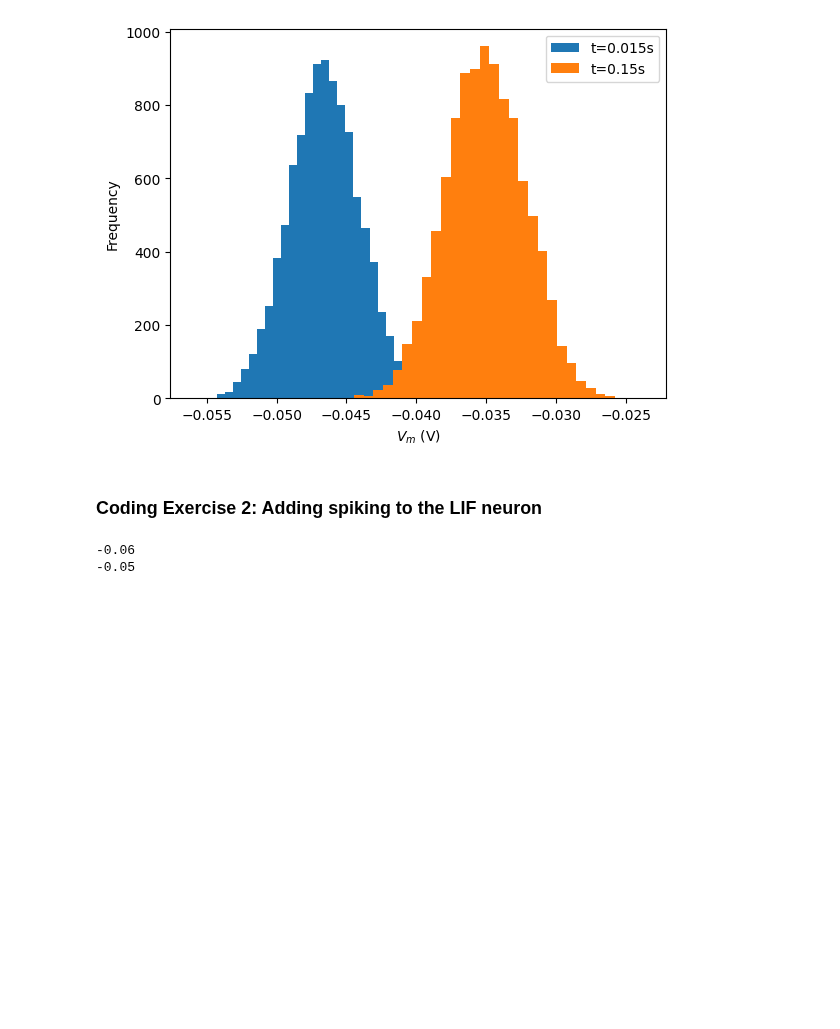
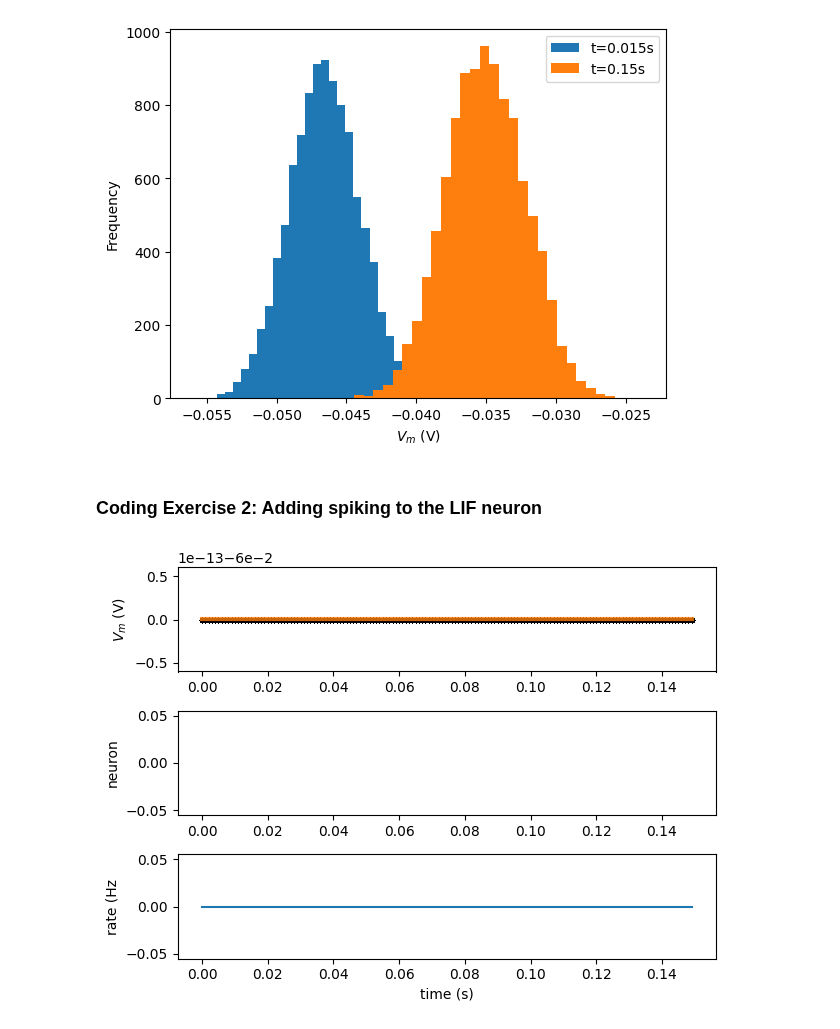
Before and after one commit to ivonnerubio/Neuromatch-Academy-Computational-Neuroscience, a Jupyter notebook: pythonWorkshop2.ipynb, the cells around one changed output. Saved outputs shown, nothing was run; the diff lists cells and outputs as text; code cells hidden in the pictures; blank space fills up the shorter version.

```diff
--- a/pythonWorkshop2.ipynb
+++ b/pythonWorkshop2.ipynb
@@ -62,40 +62,77 @@ plt.show()
 np.random.seed(2020)
 
 # Initialize step_end, t_range, n, v_n, and i
-t_range = np.arange(0, t_max, dt)
-step_end = len(t_range)
+t_range = np.arange(0, t_max, dt)     # 0 .... .149
+step_end = len(t_range)       # 150
+
 n = 500
 v_n = el * np.ones([n, step_end])
+    # v_n =[1 2 3 4 ... 150]
+    #       2 2
+    #       3 3
+    #       4 4
+    #       ...
+    #       500           ]
 i = i_mean * (1 + 0.1 * np.sqrt(t_max / dt) * (2 * np.random.random([n,step_end])-1))
 
 # Initialzie spikes and spikes_n
 spikes = {j: [] for j in range(n)}
 spikes_n = np.zeros([step_end])
 
 # Loop over time steps
 for step, t in enumerate(t_range):
 
     # Skip first iteration
     if step==0:
         continue
 
+
     # Compute v_n
     v_n[:, step] = v_n[:, step_end - 1] + (dt / tau) * (el - v_n[:, step - 1])
 
-# Loop over simulations
+    # Loop over simulations
     for j in range(n):
 
         # Check if voltage is above threshold
         if v_n[j,step] >= vth:
 
             # Reset to reset voltage
-            v_n[j,step] = 100
+            v_n[j,step] = vr
 
             # Add this spike time
-            spikes[j] += 10
+            spikes[j] += v_n[j,step]
 
-            # Add spike cout to this step
-            spikes_n[step] += 10
+            # Add spike count to this step
+            spikes_n[step] += 1
+
+# Collect mean Vm and mean spiking rate
+v_mean = np.mean(v_n, axis=0)
+spikes_mean = spikes_n/n
+
+# Initialize the figure
+plt.figure()
+
+# Plot simulations and sample mean
+ax1 = plt.subplot(3,1,1)
+for j in range(n):
+    plt.scatter(t_range,v_n[j], color="k", marker='.', alpha=0.01)
+plt.plot(t_range, v_mean, 'C1', alpha=0.8, linewidth=3)
+plt.ylabel('$V_m$ (V)')
+
+# Plot Spikes
+plt.subplot(3,1,2, sharex=ax1)
+# For each neuron j: collect spike times and plot them at height j
+for j in range(n):
+    times = spikes[j]
+    plt.scatter(times, v_n[j,times], color="k", marker='.', alpha=0.01)
+plt.ylabel('neuron')
+
+# Plot firing rate
+plt.subplot(3,1,3, sharex=ax1)
+plt.plot(t_range, spikes_mean)
+plt.xlabel('time (s)')
+plt.ylabel('rate (Hz')
+
+plt.tight_layout()
 # %% [output]
--0.06
--0.05
+[figure, added]
```
